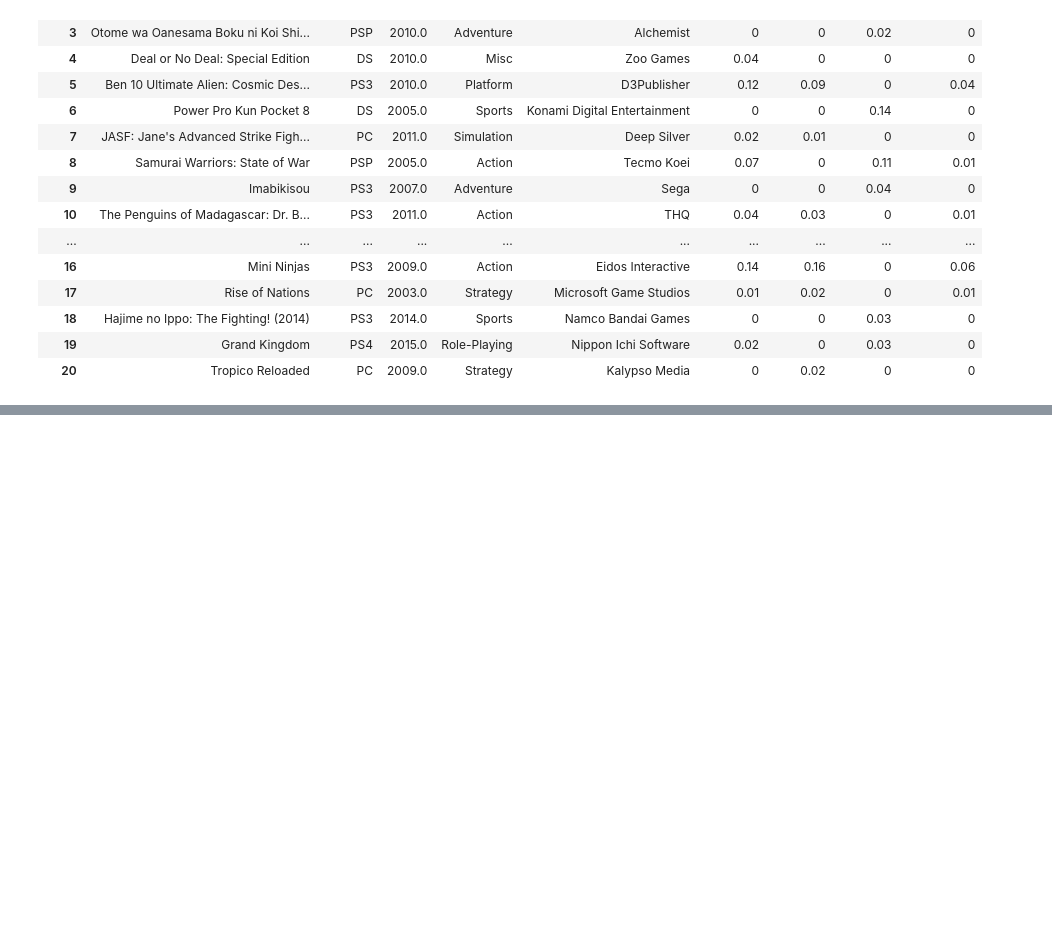
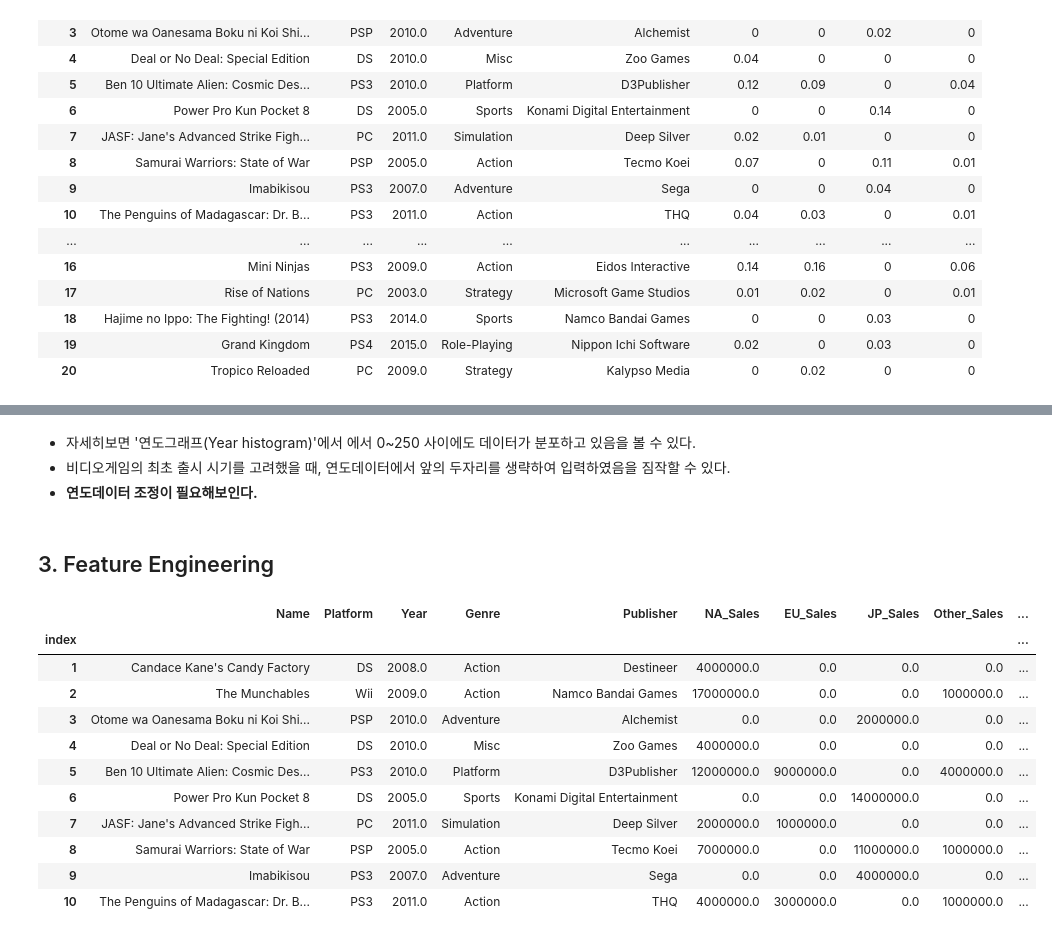
Before and after one commit to aytekin827/AIB_sec1_project, a Jupyter notebook: sec1_Project_[정민재].ipynb, the cells around one changed output, grey strips where cells are left out. Saved outputs shown, nothing was run; the diff lists cells and outputs as text; code cells hidden in the pictures; blank space fills up the shorter version.

```diff
--- a/sec1_Project_[정민재].ipynb
+++ b/sec1_Project_[정민재].ipynb
@@ -56,0 +124,4 @@ df.describe()
+# %%
+# 결측값 처리
+df.dropna(inplace=True)
+print('결측값 처리\n\n',df.isnull().sum())
@@ -56,0 +140,60 @@ df.describe()
+# %% [markdown]
+
+*  자세히보면 '연도그래프(Year histogram)'에서 에서 0~250 사이에도 데이터가 분포하고 있음을 볼 수 있다.
+*  비디오게임의 최초 출시 시기를 고려했을 때, 연도데이터에서 앞의 두자리를 생략하여 입력하였음을 짐작할 수 있다.
+* **연도데이터 조정이 필요해보인다.**
+# %%
+# 연도 데이터 조정
+def year_adj(x):
+  if x <= 20:
+    return x + 2000
+  elif x <= 100:
+    return x + 1900
+  else:
+    return x
+
+df['Year'] = df['Year'].apply(year_adj) # 함수 적용
+
+plt.hist(df['Year'])
+plt.title('Year histogram')
+plt.grid(True,axis='y')
+plt.xticks(rotation=50)
+plt.show()
+
+print('\n연도\n',np.sort(df['Year'].unique()))
+
+# 연도 데이터가 형식에 맞게 조정된것을 볼 수 있다.
+# %% [markdown]
+## 3. Feature Engineering
+# %%
+# 전체 출고량(Global_Sales) Feature 만들기
+df['Global_Sales'] = df['NA_Sales']+df['EU_Sales']+df['JP_Sales']+df['Other_Sales']
+
+# 연대를 알 수 있는 Feature 만들기
+conditions = [df['Year'] <= 1985,
+              (df['Year'] > 1985) & (df['Year'] <=1990),
+              (df['Year'] > 1990) & (df['Year'] <=1995),
+              (df['Year'] > 1995) & (df['Year'] <=2000),
+              (df['Year'] > 2000) & (df['Year'] <= 2005),
+              (df['Year'] > 2005) & (df['Year'] <= 2010),
+              (df['Year'] > 2010) & (df['Year'] <= 2015),
+              (df['Year'] > 2015) & (df['Year'] <= 2020)
+]
+
+values = ['1980-1985','1985-1990','1990-1995','1995-2000','2000-2005','2005-2010','2010-2015','2015-2020']
+
+df['Years'] = np.select(conditions,values)
+df.head(10)
+# %% [output]
+|  | Name | Platform | Year | Genre | Publisher | NA_Sales | EU_Sales | JP_Sales | Other_Sales | ... |
+| index |  |  |  |  |  |  |  |  |  | ... |
+| 1 | Candace Kane's Candy Factory | DS | 2008.0 | Action | Destineer | 4000000.0 | 0.0 | 0.0 | 0.0 | ... |
+| 2 | The Munchables | Wii | 2009.0 | Action | Namco Bandai Games | 17000000.0 | 0.0 | 0.0 | 1000000.0 | ... |
+| 3 | Otome wa Oanesama Boku ni Koi Shi... | PSP | 2010.0 | Adventure | Alchemist | 0.0 | 0.0 | 2000000.0 | 0.0 | ... |
+| 4 | Deal or No Deal: Special Edition | DS | 2010.0 | Misc | Zoo Games | 4000000.0 | 0.0 | 0.0 | 0.0 | ... |
+| 5 | Ben 10 Ultimate Alien: Cosmic Des... | PS3 | 2010.0 | Platform | D3Publisher | 12000000.0 | 9000000.0 | 0.0 | 4000000.0 | ... |
+| 6 | Power Pro Kun Pocket 8 | DS | 2005.0 | Sports | Konami Digital Entertainment | 0.0 | 0.0 | 14000000.0 | 0.0 | ... |
+| 7 | JASF: Jane's Advanced Strike Figh... | PC | 2011.0 | Simulation | Deep Silver | 2000000.0 | 1000000.0 | 0.0 | 0.0 | ... |
+| 8 | Samurai Warriors: State of War | PSP | 2005.0 | Action | Tecmo Koei | 7000000.0 | 0.0 | 11000000.0 | 1000000.0 | ... |
+| 9 | Imabikisou | PS3 | 2007.0 | Adventure | Sega | 0.0 | 0.0 | 4000000.0 | 0.0 | ... |
+| 10 | The Penguins of Madagascar: Dr. B... | PS3 | 2011.0 | Action | THQ | 4000000.0 | 3000000.0 | 0.0 | 1000000.0 | ... |
```
Also changed, not shown: parts of 44 cells of this notebook.
